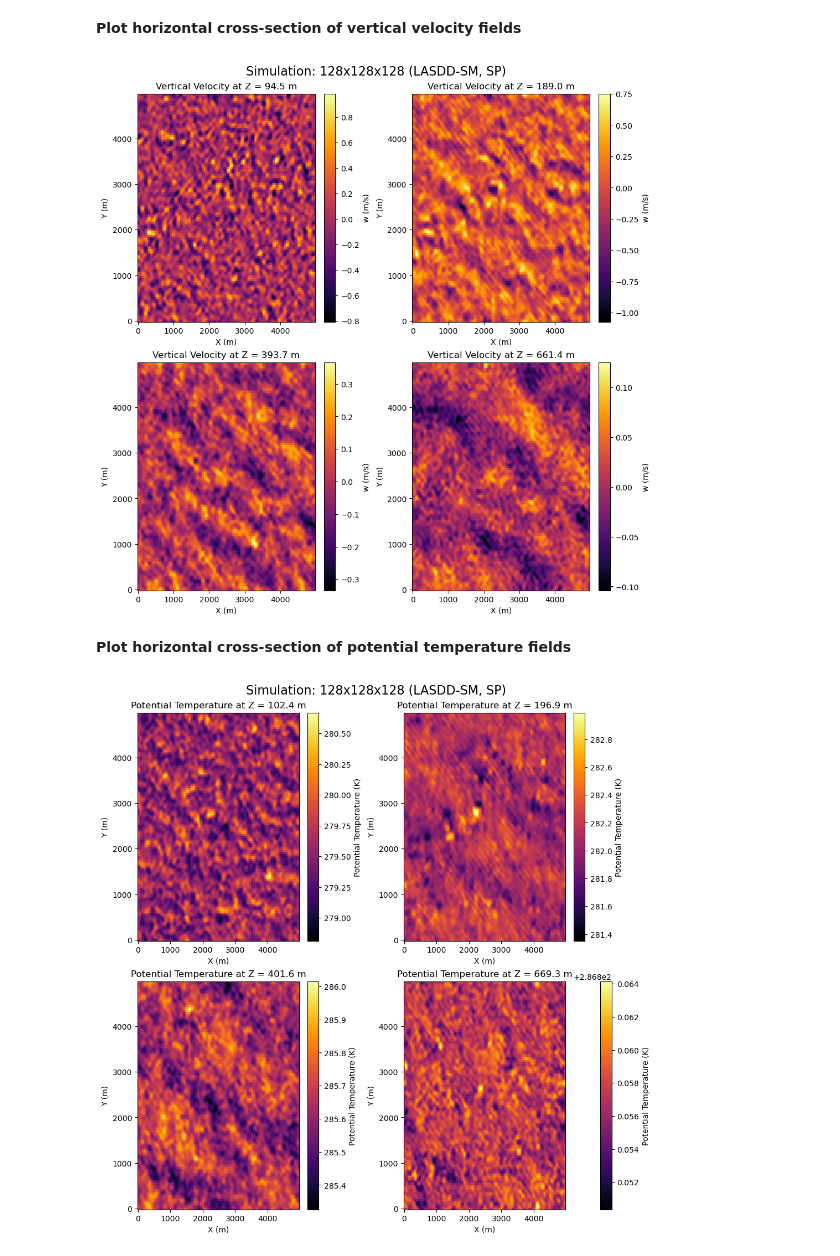
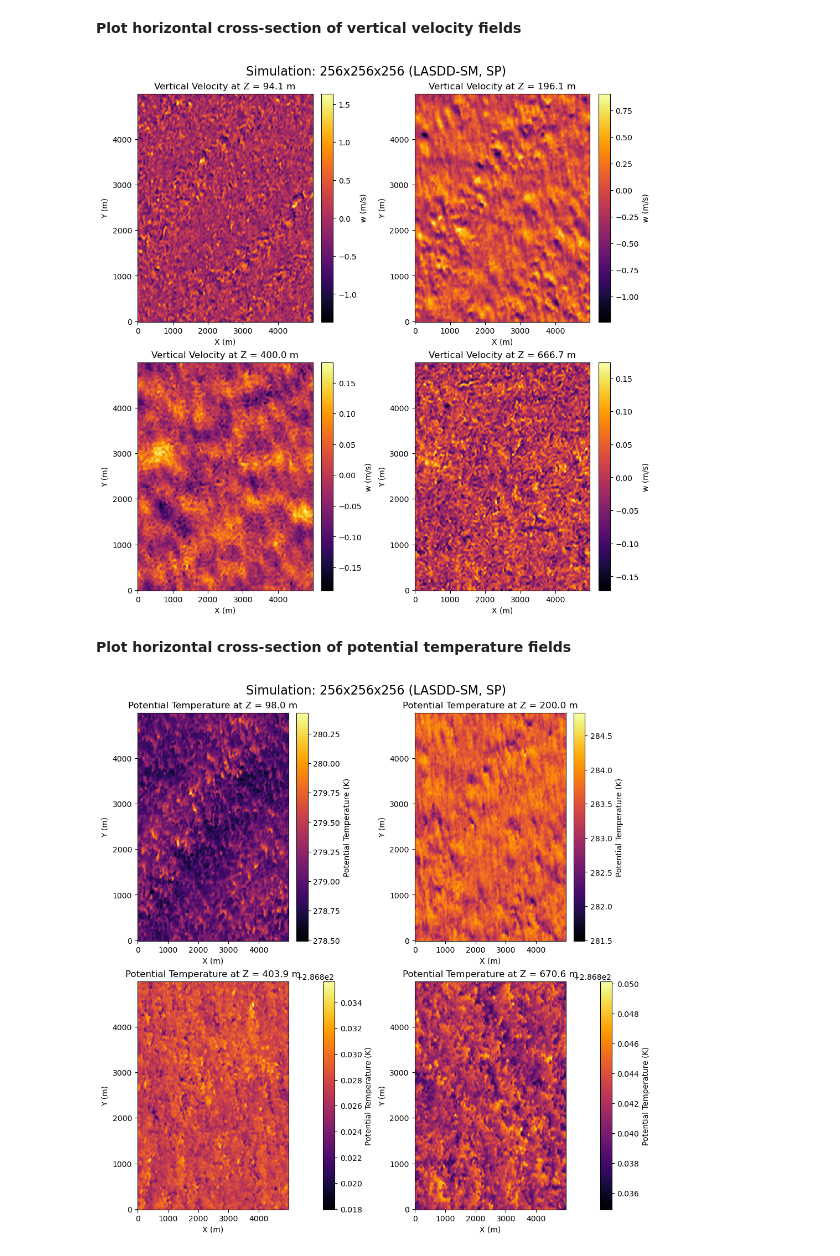
Before and after one commit to Sukantabasu/jax-alfa, a Jupyter notebook: docs/source/examples/DC_Wangara/notebooks/DC_Wangara_HorizontalCrossSections.ipynb, the cells around one changed output. Drawn from its saved outputs; the diff is of its cells as text; code cells hidden in the pictures.

Commit message:
Update DC_Wangara plot notebooks
Co-Authored-By: Claude Sonnet 4.6 <noreply@anthropic.com>

```diff
--- a/docs/source/examples/DC_Wangara/notebooks/DC_Wangara_HorizontalCrossSections.ipynb
+++ b/docs/source/examples/DC_Wangara/notebooks/DC_Wangara_HorizontalCrossSections.ipynb
@@ -27,8 +27,8 @@ def find_repo_root(start=None):
 
 BaseDir = find_repo_root()
 
-# Reference run: 128x128x128 LASDD-SM single precision
-RunDir    = BaseDir / 'examples_A6000ada/DC_Wangara/runs/128x128x128_LASDD_SM_SP'
+# Reference run: 256x256x256 LASDD-SM single precision
+RunDir    = BaseDir / 'examples_A6000ada/DC_Wangara/runs/256x256x256_LASDD_SM_SP'
 OutputDir = RunDir / 'output'
 
 cfg = {}
@@ -141,29 +141,29 @@ for i, k in enumerate(k_levels):
     axes[i].set_aspect('auto')
     fig.colorbar(im, ax=axes[i], label='w (m/s)')
 
-plt.suptitle('Simulation: 128x128x128 (LASDD-SM, SP)', fontsize=16)
+plt.suptitle('Simulation: 256x256x256 (LASDD-SM, SP)', fontsize=16)
 plt.show()
 # %% [output]
-[figure, old version]
+[figure, new version]
 # %% [markdown]
 **Plot horizontal cross-section of potential temperature fields**
 # %%
 fig, axes = plt.subplots(2, 2, figsize=(10, 10), constrained_layout=True)
 axes = axes.flatten()
 
 # Selected cross-sections at l_z/20, l_z/10, l_z/5, and l_z/3
 k_levels = [int(nz/20), int(nz/10), int(nz/5), int(nz/3)]
 
 for i, k in enumerate(k_levels):
     im = axes[i].pcolor(x_axis, y_axis, TH3D[:,:,k].T, cmap='inferno')
     axes[i].set_title(f'Potential Temperature at Z = {z_u[k]:.1f} m',
                       fontsize=12)
     axes[i].set_xlabel('X (m)')
     axes[i].set_ylabel('Y (m)')
     axes[i].set_aspect('auto')
     fig.colorbar(im, ax=axes[i], label='Potential Temperature (K)')
 
-plt.suptitle('Simulation: 128x128x128 (LASDD-SM, SP)', fontsize=16)
+plt.suptitle('Simulation: 256x256x256 (LASDD-SM, SP)', fontsize=16)
 plt.show()
 # %% [output]
-[figure, old version]
+[figure, new version]
```
Also changed, not shown: parts of 4 cells of this notebook, 2 other files.
